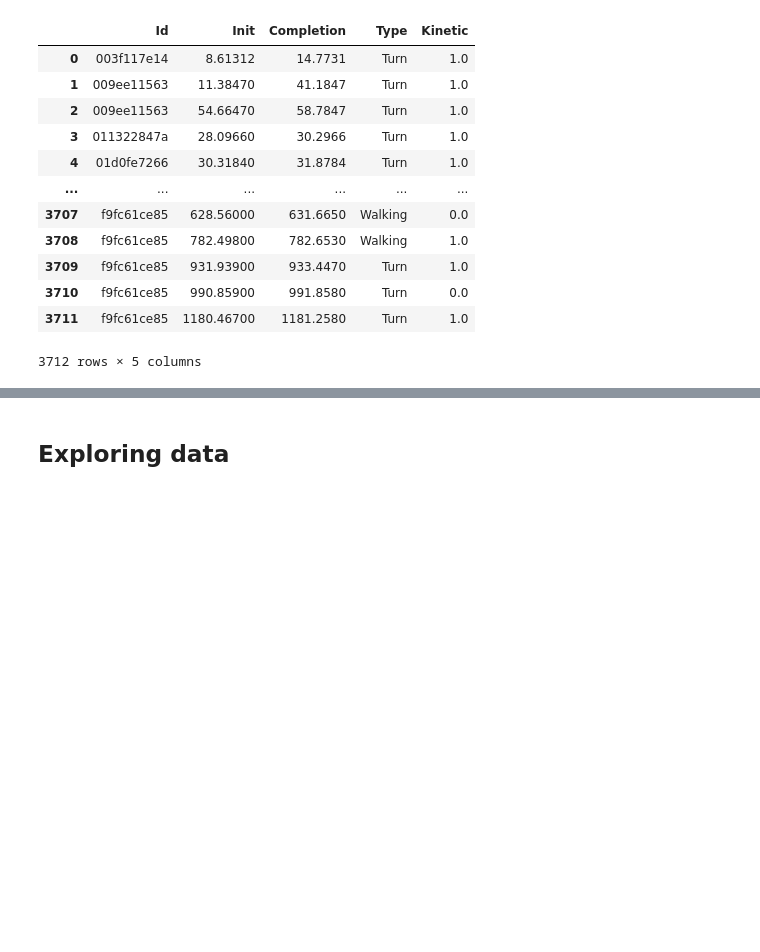
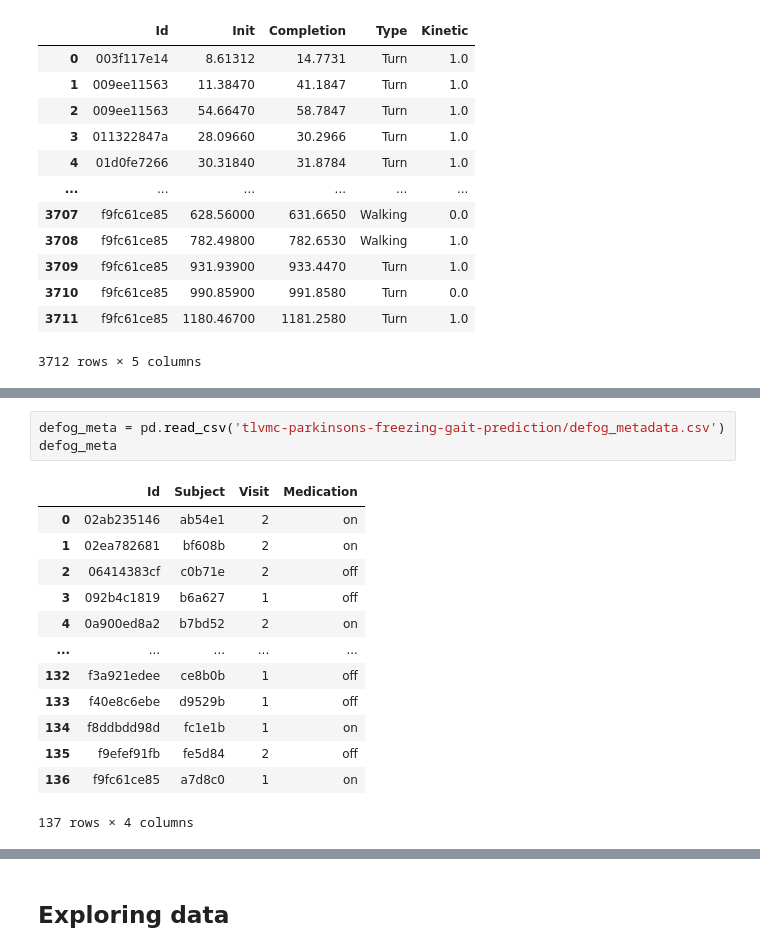
Before and after one commit to mccafj/kaggle_Parkinsons, a Jupyter notebook: kaggle_PD_notebook.ipynb, the cells around one changed output, grey strips where cells are left out. Drawn from its saved outputs; the diff is of its cells as text; blank space fills up the shorter version.

```diff
--- a/kaggle_PD_notebook.ipynb
+++ b/kaggle_PD_notebook.ipynb
@@ -99,0 +147,17 @@ events
+# %%
+defog_meta = pd.read_csv('tlvmc-parkinsons-freezing-gait-prediction/defog_metadata.csv')
+defog_meta
+# %% [output]
+|  | Id | Subject | Visit | Medication |
+| 0 | 02ab235146 | ab54e1 | 2 | on |
+| 1 | 02ea782681 | bf608b | 2 | on |
+| 2 | 06414383cf | c0b71e | 2 | off |
+| 3 | 092b4c1819 | b6a627 | 1 | off |
+| 4 | 0a900ed8a2 | b7bd52 | 2 | on |
+| ... | ... | ... | ... | ... |
+| 132 | f3a921edee | ce8b0b | 1 | off |
+| 133 | f40e8c6ebe | d9529b | 1 | off |
+| 134 | f8ddbdd98d | fc1e1b | 1 | on |
+| 135 | f9efef91fb | fe5d84 | 2 | off |
+| 136 | f9fc61ce85 | a7d8c0 | 1 | on |
+137 rows × 4 columns
```
Also changed, not shown: parts of 37 cells of this notebook.
